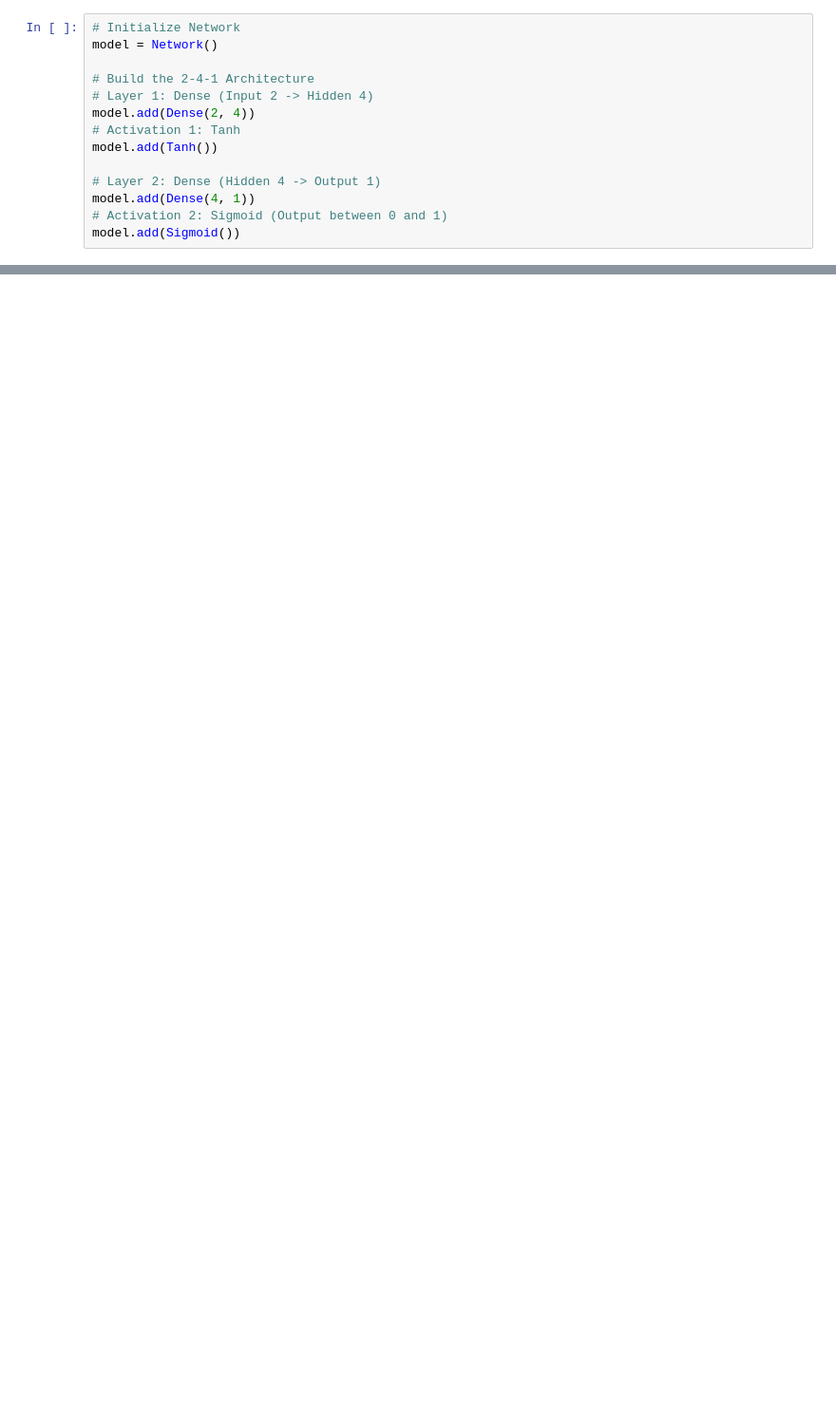
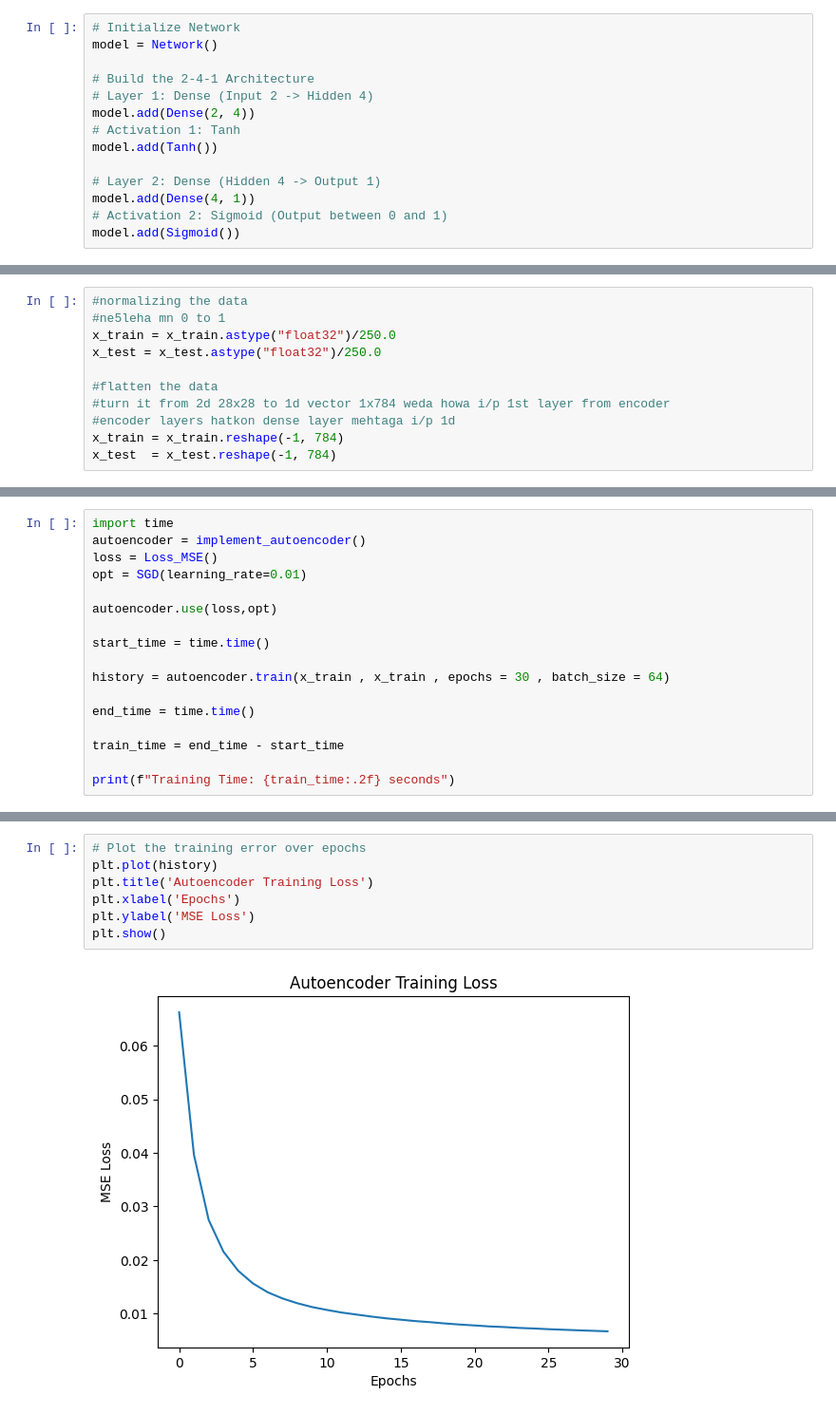
Before and after one commit to mmaarrwa/neural-network-library, a Jupyter notebook: notebooks/project_demo.ipynb, the cells around one changed output, grey strips where cells are left out. Shown at 95% size. Drawn from its saved outputs; the diff is of its cells as text; blank space fills up the shorter version.

```diff
--- a/notebooks/project_demo.ipynb
+++ b/notebooks/project_demo.ipynb
@@ -210,0 +276,11 @@ Input: (-3, -3) | True: [0] | Pred: 0.9838 | Class: 1
+# %%
+#normalizing the data
+#ne5leha mn 0 to 1
+x_train = x_train.astype("float32")/250.0
+x_test = x_test.astype("float32")/250.0
+
+#flatten the data
+#turn it from 2d 28x28 to 1d vector 1x784 weda howa i/p 1st layer from encoder
+#encoder layers hatkon dense layer mehtaga i/p 1d
+x_train = x_train.reshape(-1, 784)
+x_test  = x_test.reshape(-1, 784)
@@ -210,0 +319,17 @@ Input: (-3, -3) | True: [0] | Pred: 0.9838 | Class: 1
+# %%
+import time
+autoencoder = implement_autoencoder()
+loss = Loss_MSE()
+opt = SGD(learning_rate=0.01)
+
+autoencoder.use(loss,opt)
+
+start_time = time.time()
+
+history = autoencoder.train(x_train , x_train , epochs = 30 , batch_size = 64)
+
+end_time = time.time()
+
+train_time = end_time - start_time
+
+print(f"Training Time: {train_time:.2f} seconds")
@@ -210,0 +354,9 @@ Input: (-3, -3) | True: [0] | Pred: 0.9838 | Class: 1
+# %%
+# Plot the training error over epochs
+plt.plot(history)
+plt.title('Autoencoder Training Loss')
+plt.xlabel('Epochs')
+plt.ylabel('MSE Loss')
+plt.show()
+# %% [output]
+[figure, added]
```
Also changed, not shown: parts of 71 cells of this notebook, 3 other files.
